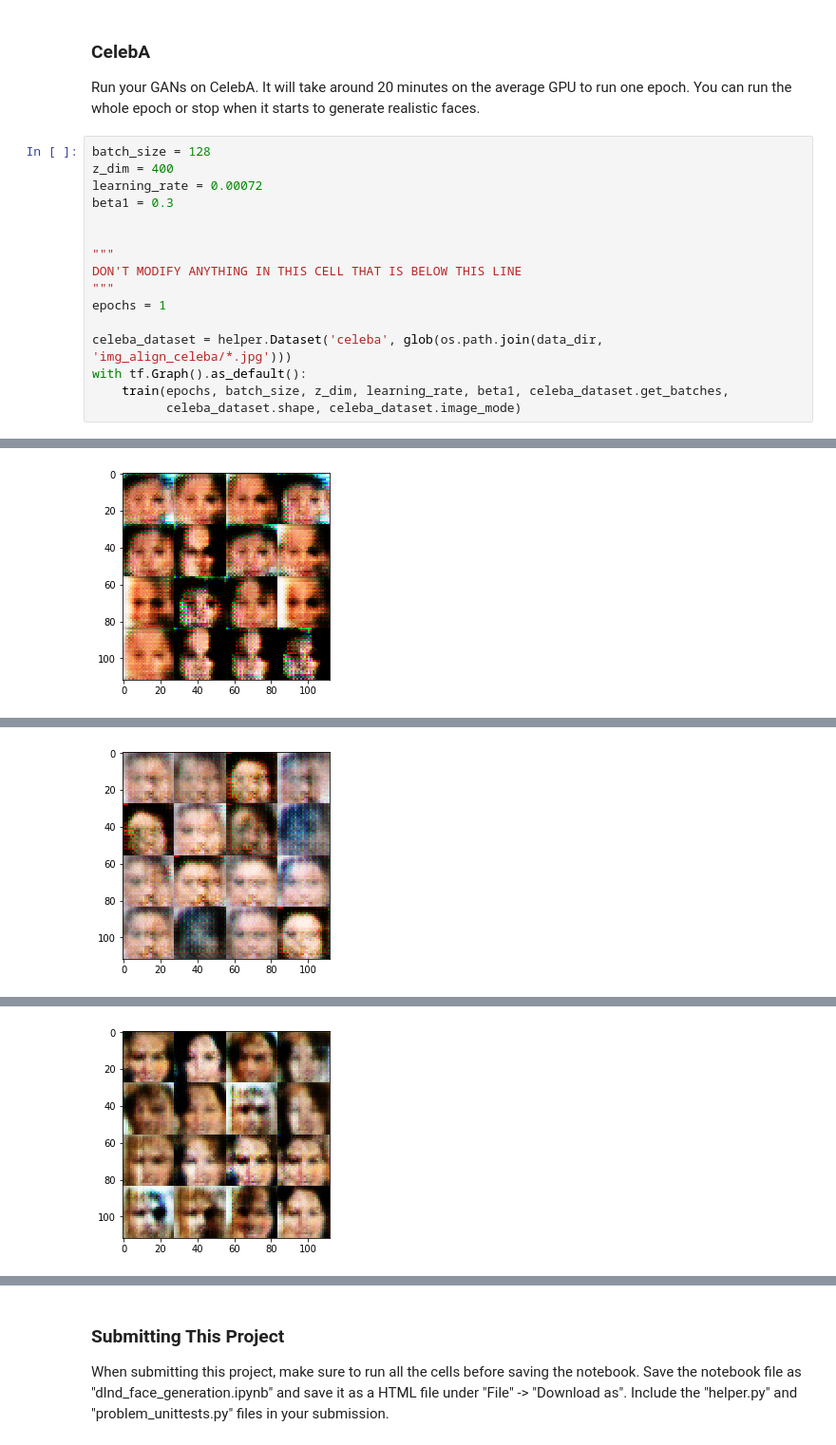
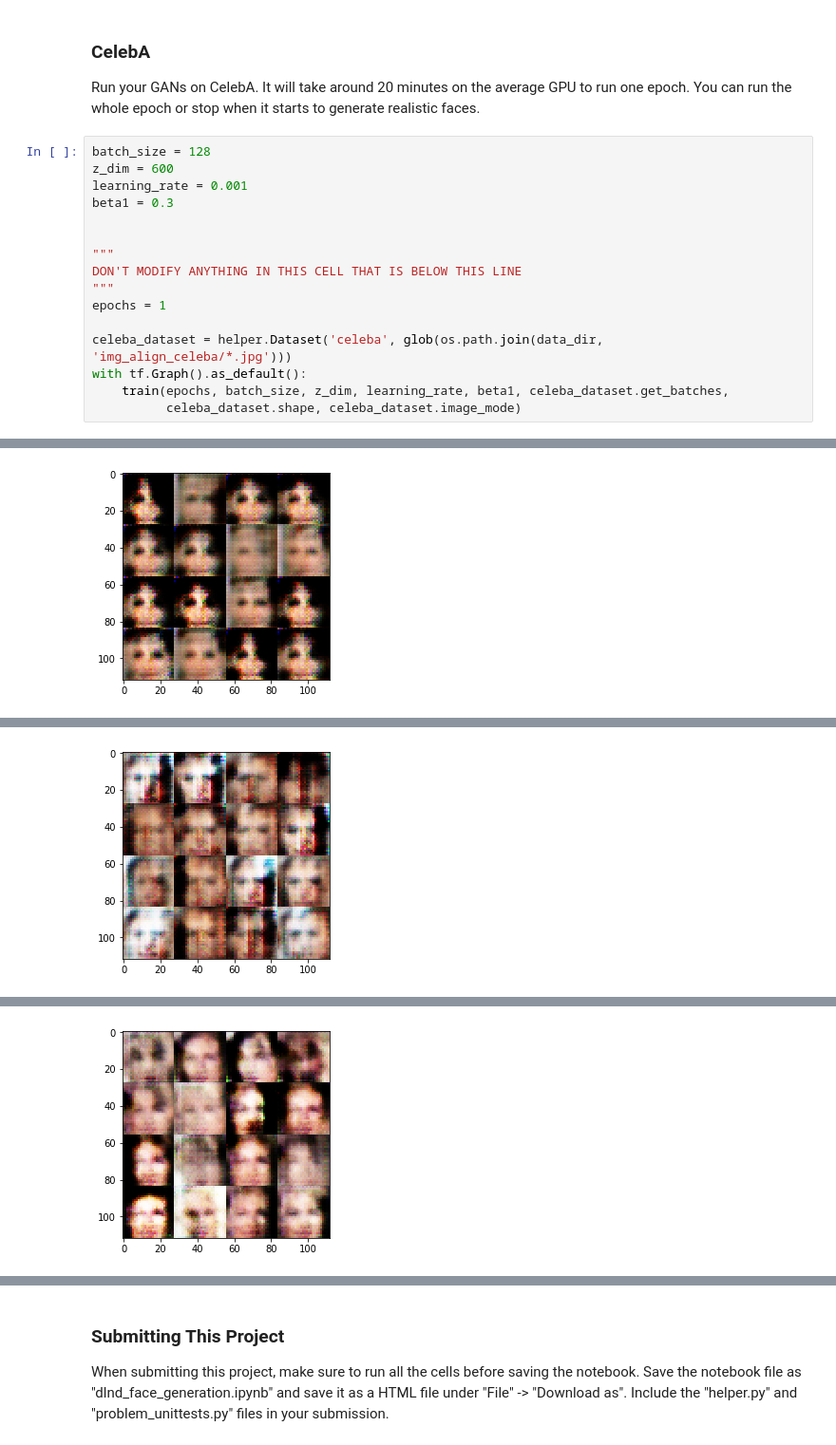
Before and after one commit to neeraj-pai/DLN-Proj5, a Jupyter notebook: dlnd_face_generation.ipynb, the cells around one changed output, grey strips where cells are left out. Shown: that part at 95% size. Saved outputs shown, nothing was run; the diff lists cells and outputs as text.

```diff
--- a/dlnd_face_generation.ipynb
+++ b/dlnd_face_generation.ipynb
@@ -527,8 +527,8 @@ Epoch 1/2... Discriminator Loss: 1.2802... Generator Loss: 0.6703
 Run your GANs on CelebA.  It will take around 20 minutes on the average GPU to run one epoch.  You can run the whole epoch or stop when it starts to generate realistic faces.
 # %%
 batch_size = 128
-z_dim = 400
-learning_rate = 0.00072
+z_dim = 600
+learning_rate = 0.001
 beta1 = 0.3
 
 
@@ -565 +565 @@ Epoch 0/1... Discriminator Loss: 1.4379... Generator Loss: 2.1617
-[figure, old version]
+[figure, new version]
@@ -586 +586 @@ Epoch 0/1... Discriminator Loss: 0.9232... Generator Loss: 1.2723
-[figure, old version]
+[figure, new version]
@@ -607 +607 @@ Epoch 0/1... Discriminator Loss: 1.2358... Generator Loss: 0.6255
-[figure, old version]
+[figure, new version]
```
Also changed, not shown: parts of 1 cell of this notebook, 1 other file.
